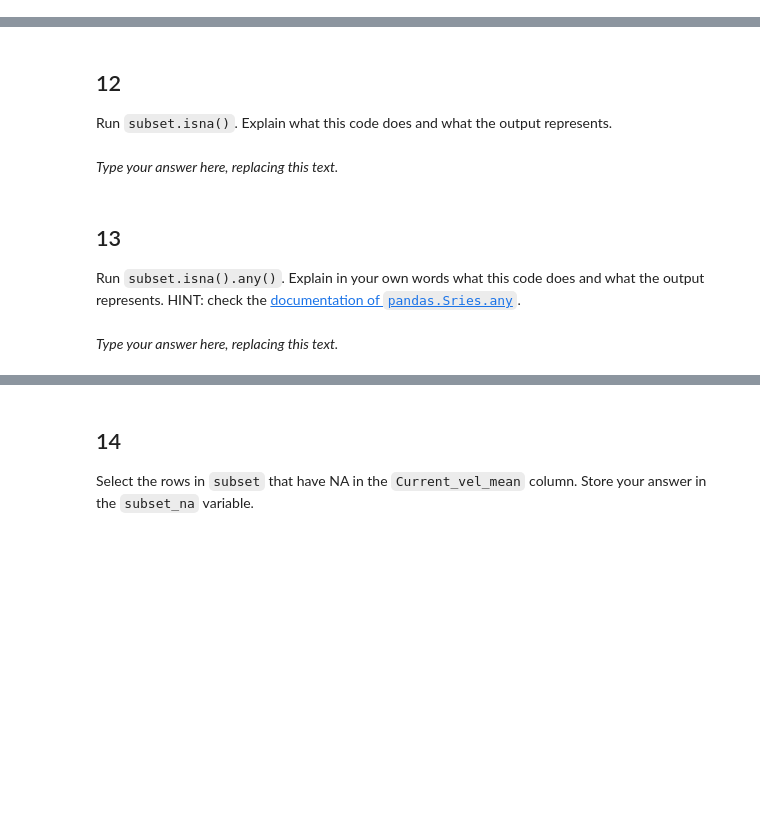
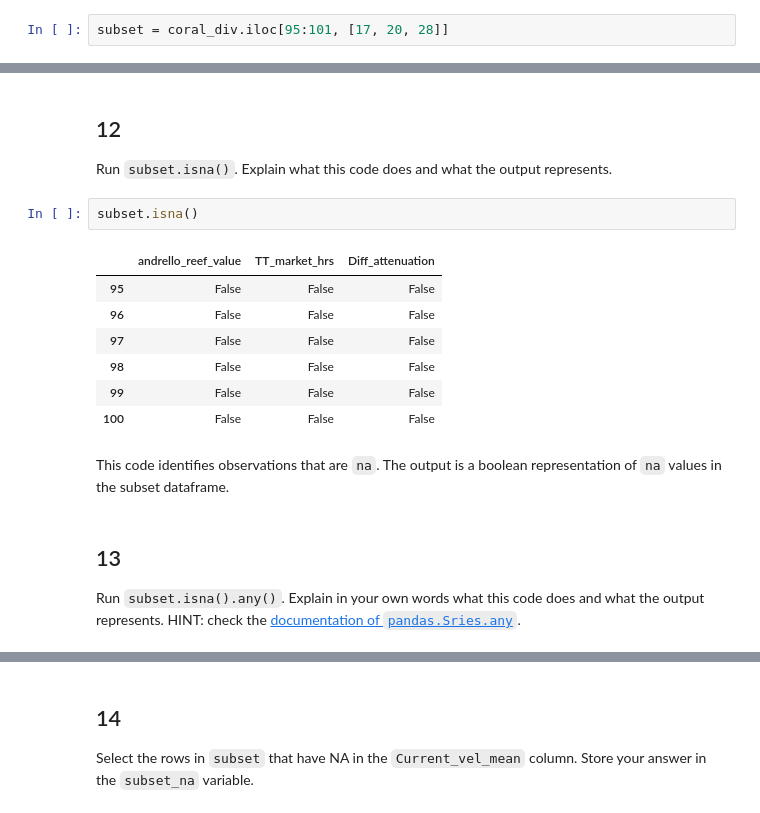
Before and after one commit to ceh58/eds220-hwk1, a Jupyter notebook: hwk1-task2-corals.ipynb, the cells around one changed output, grey strips where cells are left out. Cells and saved outputs as stored; diff of their text form; blank space fills up the shorter version.

```diff
--- a/hwk1-task2-corals.ipynb
+++ b/hwk1-task2-corals.ipynb
@@ -239,3 +253,5 @@ subset = ...
+# %%
+subset = coral_div.iloc[95:101, [17, 20, 28]]
 # %%
 # View the dataframe
 subset
@@ -245,8 +269,18 @@ subset
 ## 12
 
 Run `subset.isna()`. Explain what this code does and what the output represents.
-# %% [markdown]
-_Type your answer here, replacing this text._
+# %%
+subset.isna()
+# %% [output]
+|  | andrello_reef_value | TT_market_hrs | Diff_attenuation |
+| 95 | False | False | False |
+| 96 | False | False | False |
+| 97 | False | False | False |
+| 98 | False | False | False |
+| 99 | False | False | False |
+| 100 | False | False | False |
+# %% [markdown]
+This code identifies observations that are `na`. The output is a boolean representation of `na` values in the subset dataframe.
 # %% [markdown]
 <!-- END QUESTION -->
 
@@ -254,5 +288,3 @@ _Type your answer here, replacing this text._
 
 ## 13
 Run `subset.isna().any()`. Explain in your own words what this code does and what the output represents. HINT: check the [documentation of `pandas.Sries.any`](https://pandas.pydata.org/docs/reference/api/pandas.Series.any.html).
-# %% [markdown]
-_Type your answer here, replacing this text._
```
Also changed, not shown: parts of 10 cells of this notebook.
